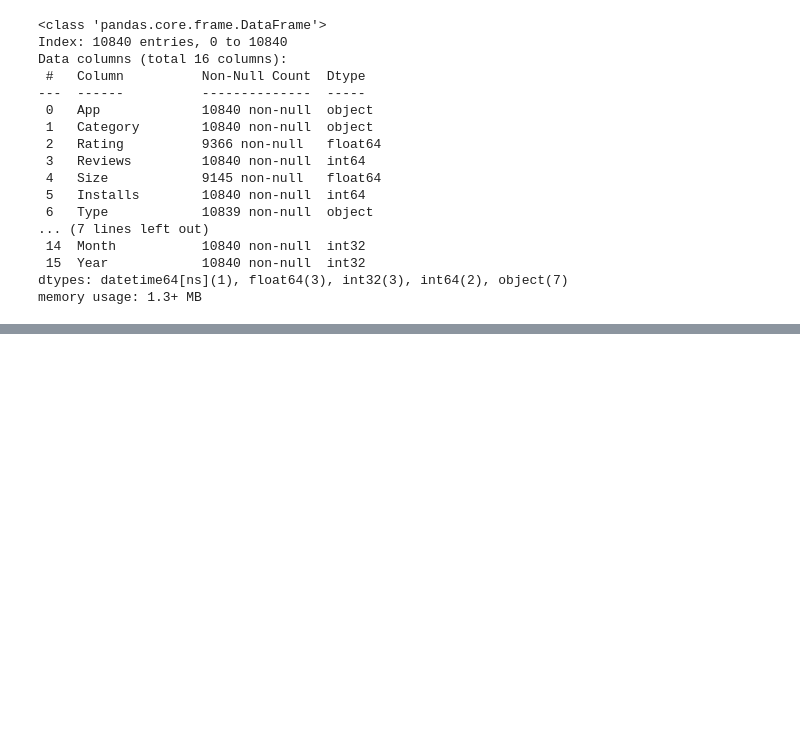
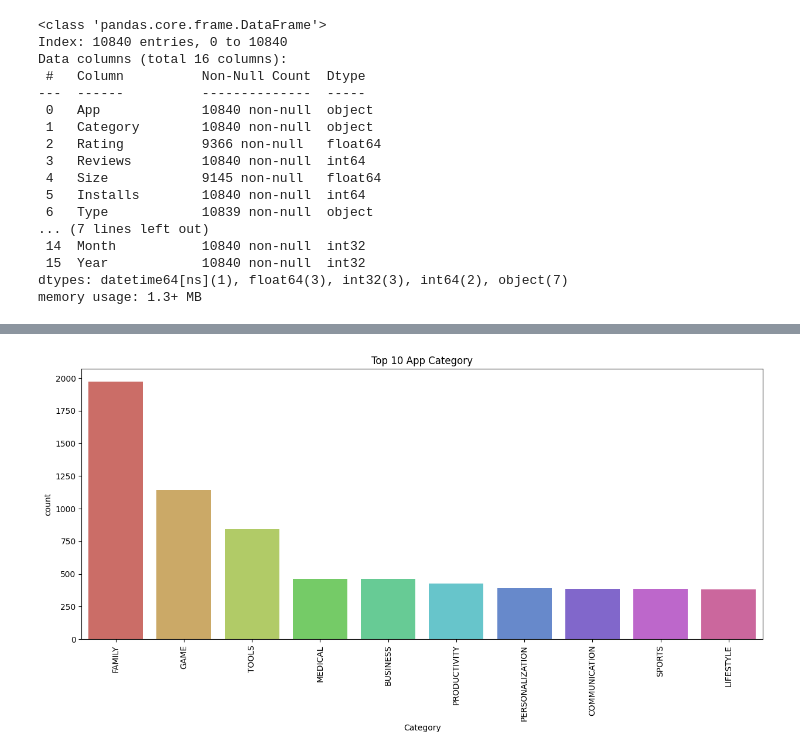
Before and after one commit to ranjeet-kadam/DSML1, a Jupyter notebook: Python/EDA/EDA_03.ipynb, the cells around one changed output, grey strips where cells are left out. Cells and saved outputs as stored; diff of their text form; code cells hidden in the pictures; blank space fills up the shorter version.

```diff
--- a/Python/EDA/EDA_03.ipynb
+++ b/Python/EDA/EDA_03.ipynb
@@ -321,0 +466,5 @@ df_copy.to_excel('D:\Krish_Naik\Python\EDA\Cleaned_dataset.xlsx')
+# %%
+## Top 10 App Categories
+
+category1=pd.DataFrame(df['Category'].value_counts())
+category1.rename(columns={'Category':'Count'},inplace=True)
@@ -321,0 +492,12 @@ df_copy.to_excel('D:\Krish_Naik\Python\EDA\Cleaned_dataset.xlsx')
+# %%
+# Top 10 App
+
+category1_sorted = category1.sort_values(by='count', ascending=False).head(10)
+
+plt.figure(figsize=(15,6))
+sns.barplot(x=category1_sorted.index, y=category1_sorted['count'], palette='hls')
+plt.title('Top 10 App Category')
+plt.xticks(rotation=90)
+plt.show()
+# %% [output]
+[figure, added]
```
Also changed, not shown: parts of 34 cells of this notebook, 8 other files.
